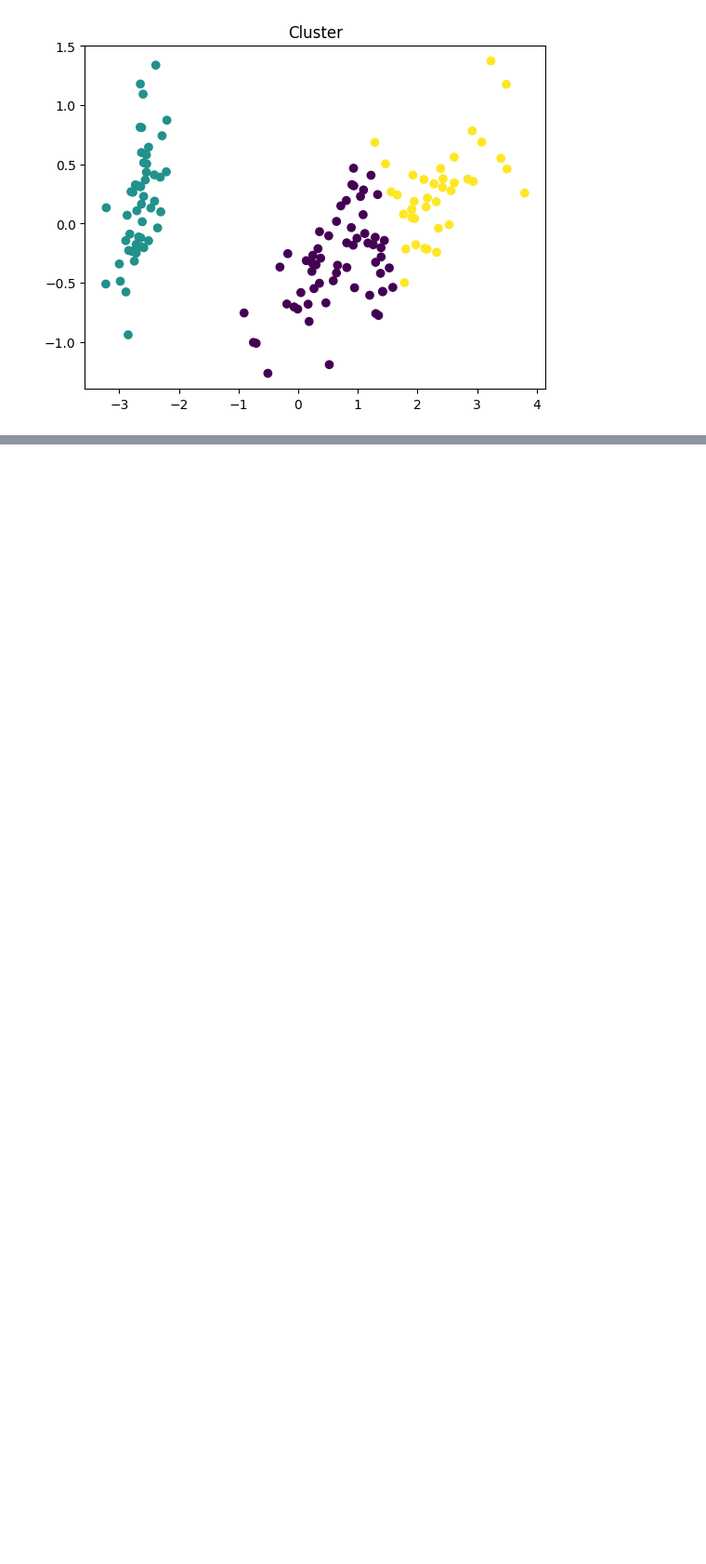
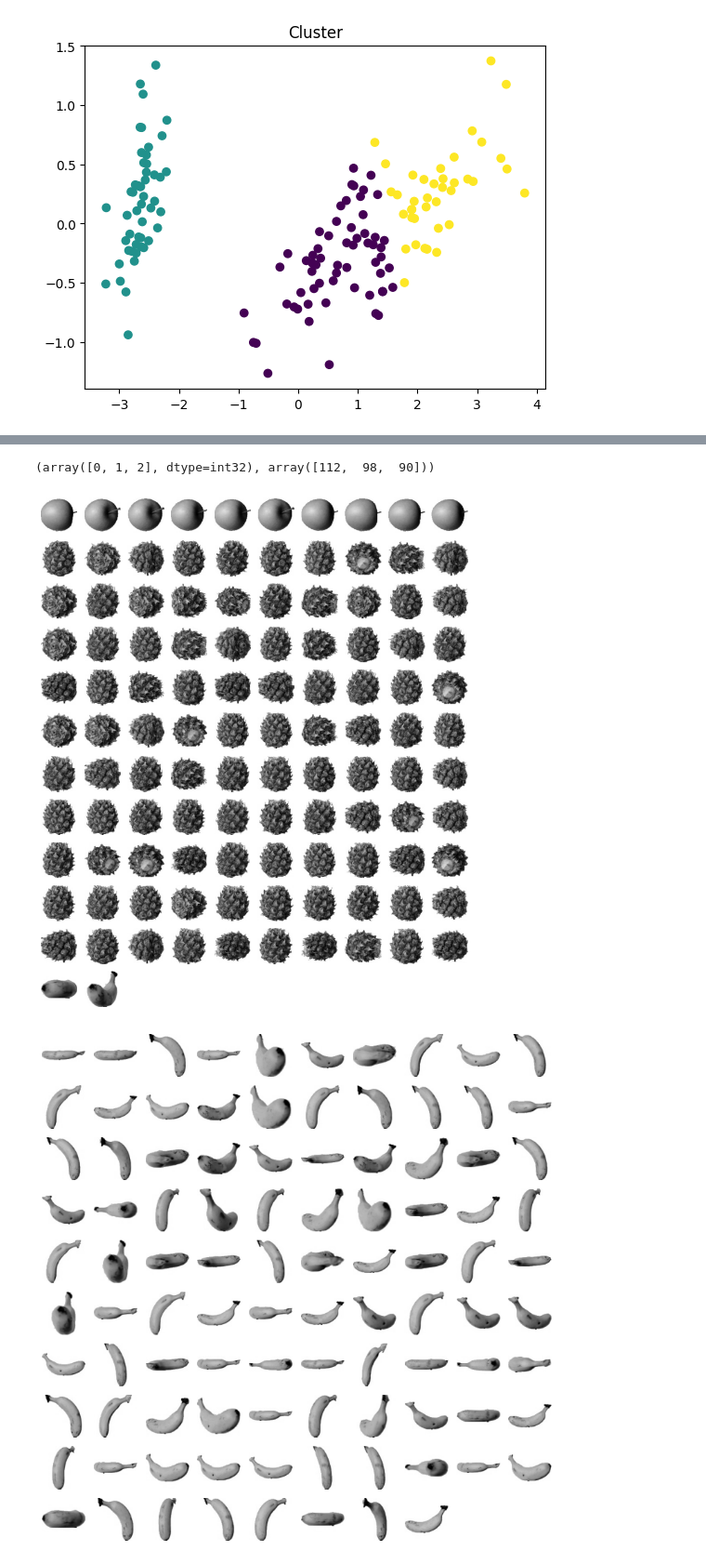
Before and after one commit to yugyeongh/encore_skn11, a Jupyter notebook: 05_ml-workspace/07_clustering/01_k_means.ipynb, the cells around one changed output, grey strips where cells are left out. Shown at 93% size. Saved outputs shown, nothing was run; the diff lists cells and outputs as text; code cells hidden in the pictures; blank space fills up the shorter version.

Commit message:
machine learning: clustering, evaluation

```diff
--- a/05_ml-workspace/07_clustering/01_k_means.ipynb
+++ b/05_ml-workspace/07_clustering/01_k_means.ipynb
@@ -108,0 +113,3 @@ plt.show()
+# %%
+fruits = np.load('./data/fruits_300.npy')
+fruits.shape
@@ -108,0 +118,31 @@ plt.show()
+# %%
+# 이미지 시각화 함수
+def draw_fruits(arr, ratio=1):
+    N = len(arr)
+    rows = int(np.ceil(N/10))
+    cols = N if rows < 2 else 10
+    fig, ax = plt.subplots(
+        rows, cols,
+        figsize=(cols * ratio, rows * ratio),
+        squeeze=False # 전달받을 때 차원을 축소할 수 있어서 2차원 형태 유지시키게 false로 주기
+    )
+
+    for i in range(rows):
+        for j in range(cols):
+            if i * 10 + j < N: # 마지막 갯수 제한
+                ax[i, j].imshow(arr[i * 10 + j], cmap='gray_r') # cmap 옵션: color 지정
+            ax[i, j].axis('off')
+
+    plt.show()
+# %%
+# KMeans 군집 적용을 위한 reshape
+fruits_1d = fruits.reshape(-1,100*100)
+
+# kmeans 적용
+kmeans = KMeans(n_clusters=3, random_state=42)
+
+# 학습 - 중심점 찾기
+kmeans.fit(fruits_1d)
+
+# 변형 - 중심으로부터 거리를 하나 찍을 수 있게
+kmeans.transform(fruits_1d)
@@ -108,0 +167,13 @@ plt.show()
+# %%
+# kmeans.labels_
+np.unique(kmeans.labels_, return_counts=True)
+# %% [output]
+(array([0, 1, 2], dtype=int32), array([112,  98,  90]))
+# %%
+# 각 클러스터별 이미지 시각화하기
+draw_fruits(fruits[kmeans.labels_ == 0]) # 왜 사과랑 파인애플이랑 바나나가 0 라벨에 같이 있나요? 차원 축소의 저주 때문인가
+draw_fruits(fruits[kmeans.labels_ == 1])
+draw_fruits(fruits[kmeans.labels_ == 2])
+# %% [output]
+[figure, added]
+[figure, added]
```
Also changed, not shown: parts of 15 cells of this notebook, 7 other files.
